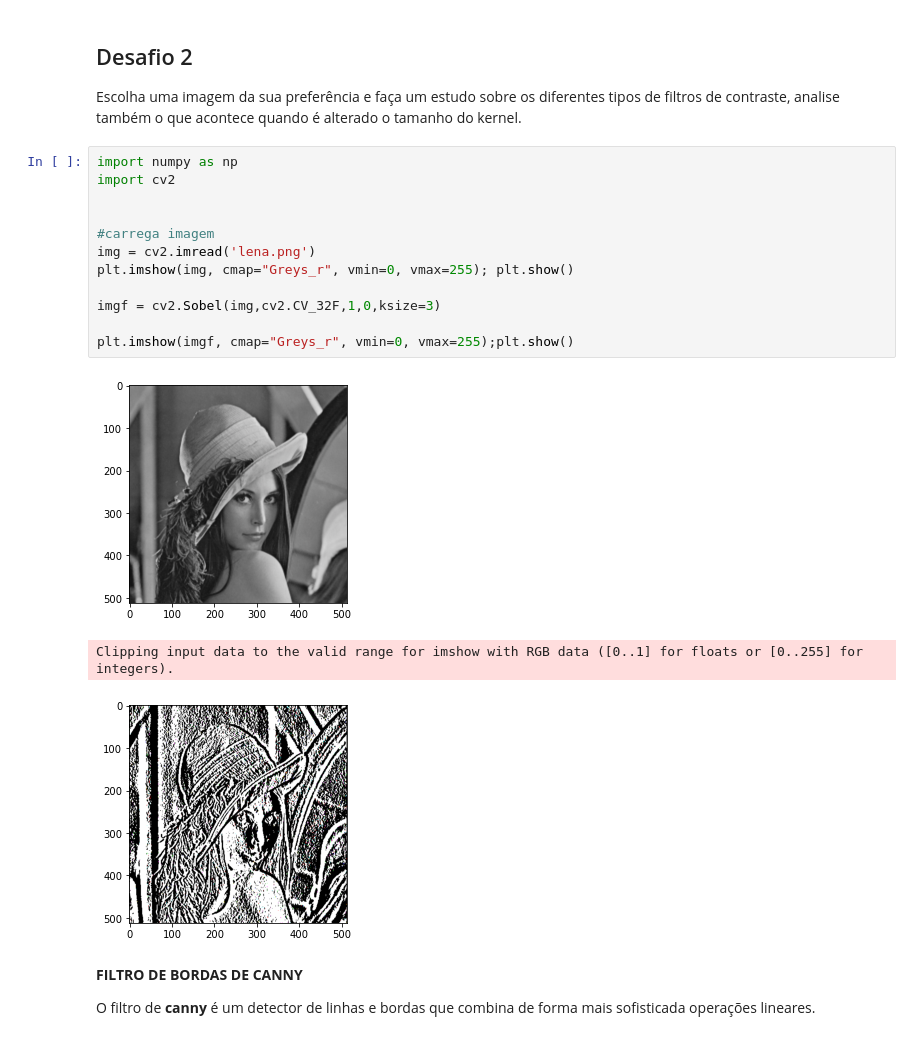
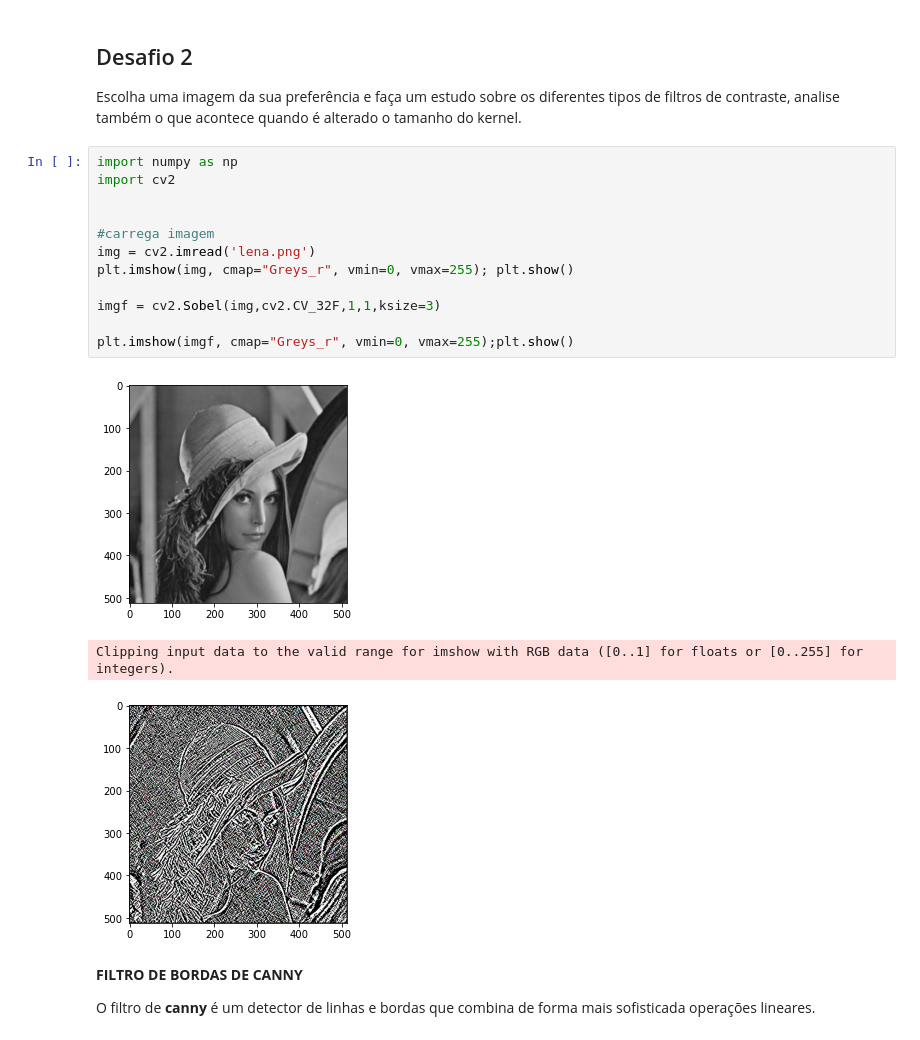
Before and after one commit to IsadoraAlo/cognitivecomputing, a Jupyter notebook: material/aulas/lab04/Filtros_de_Convolução.ipynb, the cells around one changed output. Drawn from its saved outputs; the diff is of its cells as text.

```diff
--- a/material/aulas/lab04/Filtros_de_Convolução.ipynb
+++ b/material/aulas/lab04/Filtros_de_Convolução.ipynb
@@ -173,19 +173,19 @@ Escolha uma imagem da sua preferência e faça um estudo sobre os diferentes tip
 # %%
 import numpy as np
 import cv2
 
 
 #carrega imagem
 img = cv2.imread('lena.png')
 plt.imshow(img, cmap="Greys_r", vmin=0, vmax=255); plt.show()
 
-imgf = cv2.Sobel(img,cv2.CV_32F,1,0,ksize=3)
+imgf = cv2.Sobel(img,cv2.CV_32F,1,1,ksize=3)
 
 plt.imshow(imgf, cmap="Greys_r", vmin=0, vmax=255);plt.show()
 # %% [output]
 [figure]
 Clipping input data to the valid range for imshow with RGB data ([0..1] for floats or [0..255] for integers).
-[figure, old version]
+[figure, new version]
 # %% [markdown]
 **FILTRO DE BORDAS DE CANNY**
 
```
Also changed, not shown: parts of 2 cells of this notebook.
